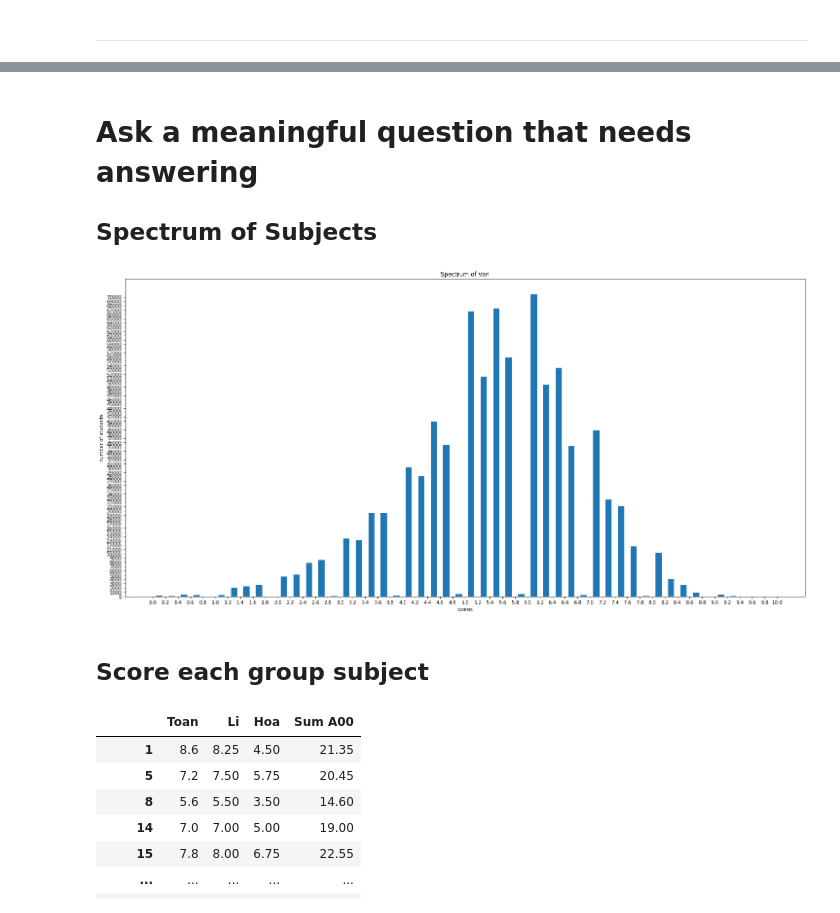
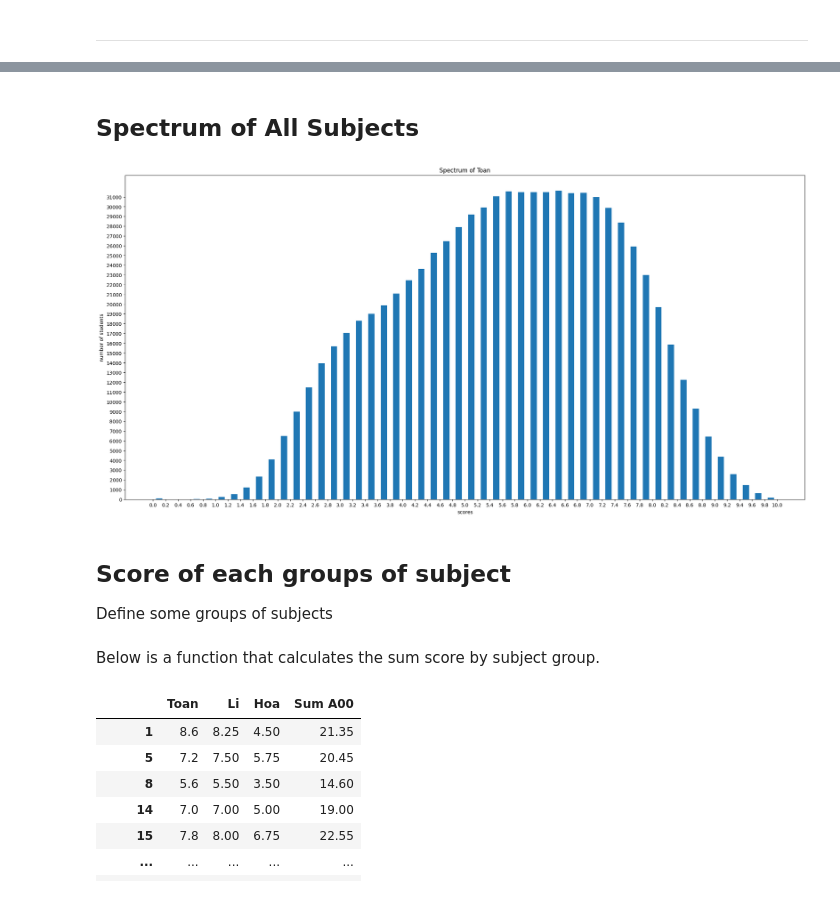
Before and after one commit to HoDangCao/Analyze-College-Entrance-Exam-Scores, a Jupyter notebook: demo.ipynb, the cells around one changed output, grey strips where cells are left out. Drawn from its saved outputs; the diff is of its cells as text; code cells hidden in the pictures.

Commit message:
add meaning for spectrum

```diff
--- a/demo.ipynb
+++ b/demo.ipynb
@@ -268,3 +294,2 @@ num_each_NgoaiNgu
 # %% [markdown]
-# Ask a meaningful question that needs answering
-## Spectrum of Subjects
+## Spectrum of All Subjects
@@ -288,15 +296,20 @@ def visualize_spectrum(subject, df=df):
 # %%
+# All subjects
 # for subject in nume_col_list:
 #     visualize_spectrum(subject)
 
-visualize_spectrum('Van')
+# spectrum for Maths
+visualize_spectrum('Toan')
 # %% [output]
-[figure, old version]
+[figure, new version]
 # %% [markdown]
-## Score each group subject
+## Score of each groups of subject
+Define some groups of subjects
 # %%
 Groups = {'A00':['Toan','Li','Hoa']
         ,'B00':['Toan','Hoa','Sinh']
         ,'C00':['Van','Su','Dia']
         ,'D01':['Van','Toan','Ngoai_ngu','N1']}#
+# %% [markdown]
+Below is a function that calculates the sum score by subject group.
 # %%
```
Also changed, not shown: parts of 10 cells of this notebook.
